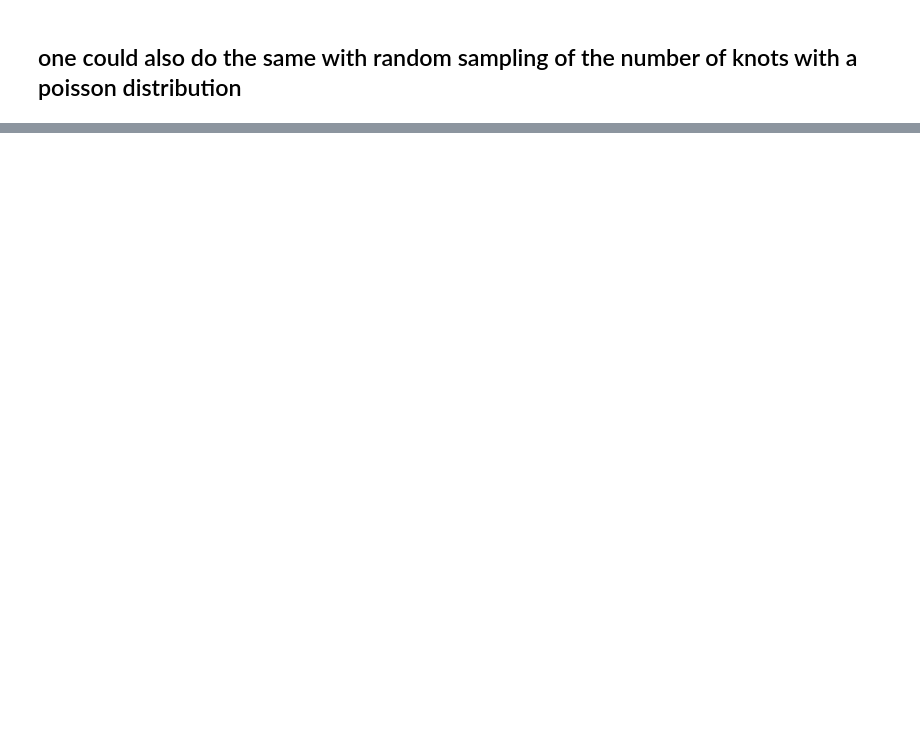
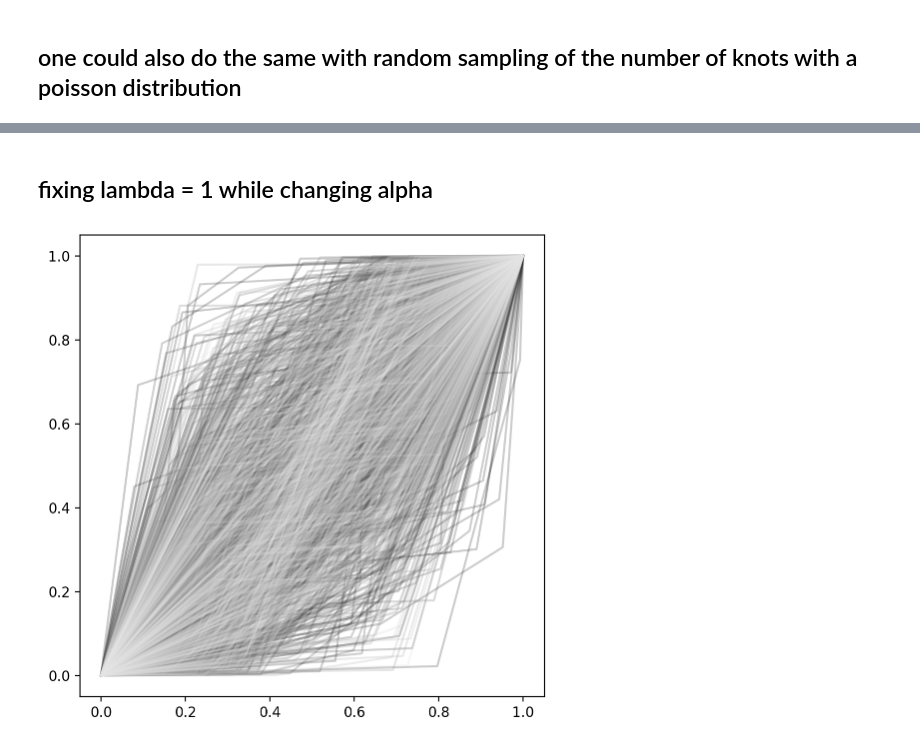
Before and after one commit to Swanson-Hysell-Group/Fall_2023_Seminar, a Jupyter notebook: Bchron/Bchron.ipynb, the cells around one changed output, grey strips where cells are left out. Cells and saved outputs as stored; diff of their text form; code cells hidden in the pictures; blank space fills up the shorter version.

```diff
--- a/Bchron/Bchron.ipynb
+++ b/Bchron/Bchron.ipynb
@@ -91,0 +94,33 @@ for i in poisson_lambda:
+# %% [markdown]
+## fixing lambda = 1 while changing alpha
+# %%
+poisson_lambda = 1
+alpha = np.arange(1, 50, 1)
+
+resample_n = 100
+
+xs = []
+ys = []
+
+plt.figure(figsize=(6,6))
+for i in alpha:
+    these_Ns = poisson(poisson_lambda, resample_n)
+    these_Ns = [item for item in these_Ns if item > 1]
+    # print(these_lambdas)
+    for l in these_Ns:
+        y_intervals = dirichlet(np.full(l+1, 1), 1)[0]
+        x_intervals = dirichlet(np.full(l+1, i), 1)[0]
+
+        # print(y_intervals, x_intervals)
+        y = progressive_sum(y_intervals)
+        x = progressive_sum(x_intervals)
+
+        this_color = scalar_map.to_rgba(i)
+
+        # ys.append(y)
+        # xs.append(x)
+        plt.plot(x, y, color=this_color, alpha=0.2)
+# plt.xlim(0, 1)
+# plt.ylim(0, 1)
+# %% [output]
+[figure, added]
```
Also changed, not shown: parts of 3 cells of this notebook.
